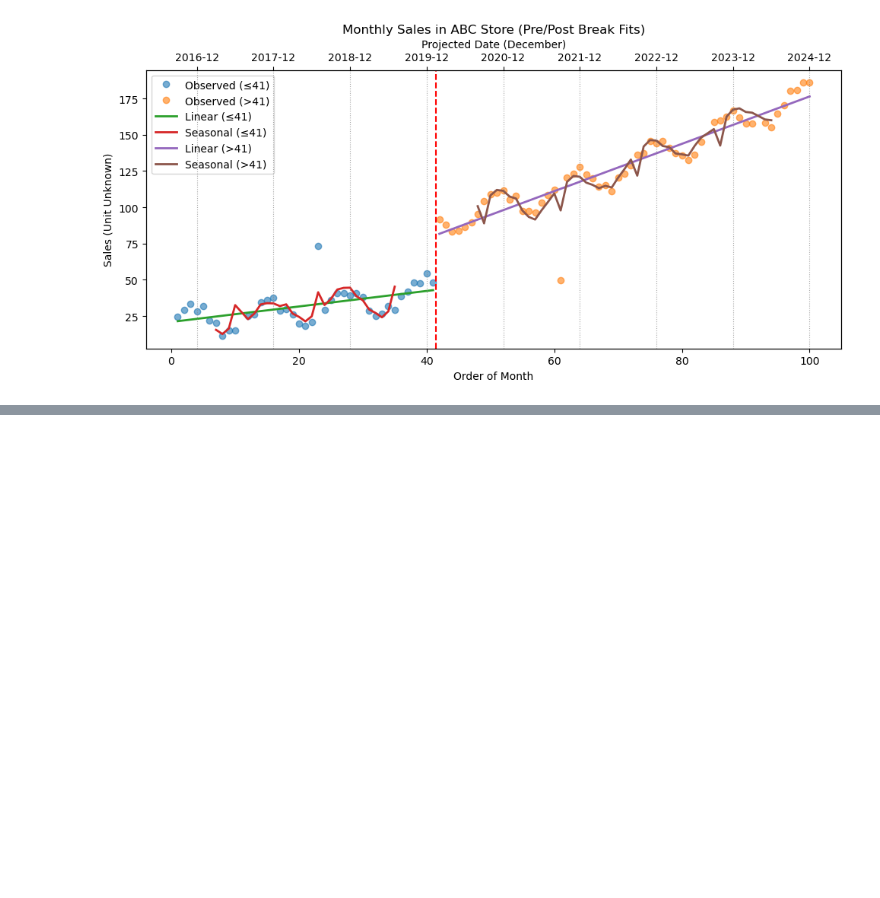
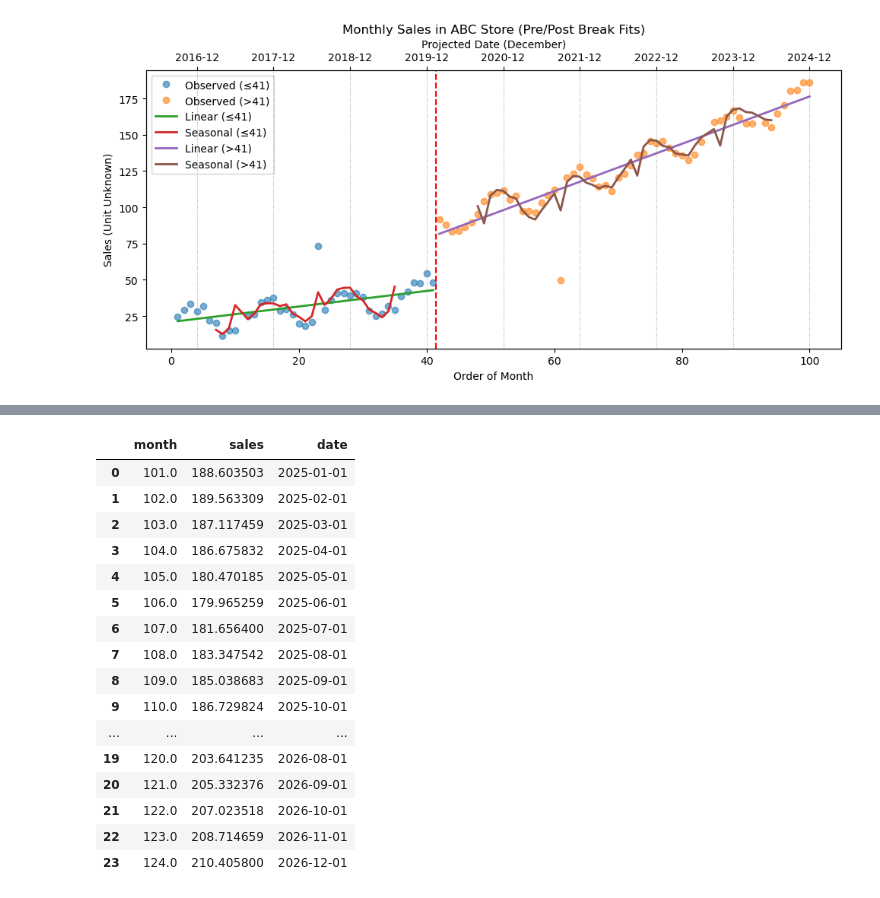
Before and after one commit to kevin-chao-com/retail-sales-forecasting-demo, a Jupyter notebook: sales_forecast_demo.ipynb, the cells around one changed output, grey strips where cells are left out. Cells and saved outputs as stored; diff of their text form; code cells hidden in the pictures; blank space fills up the shorter version.

```diff
--- a/sales_forecast_demo.ipynb
+++ b/sales_forecast_demo.ipynb
@@ -284,0 +433,20 @@ plt.show()
+# %%
+future_df_seasonal
+# %% [output]
+|  | month | sales | date |
+| 0 | 101.0 | 188.603503 | 2025-01-01 |
+| 1 | 102.0 | 189.563309 | 2025-02-01 |
+| 2 | 103.0 | 187.117459 | 2025-03-01 |
+| 3 | 104.0 | 186.675832 | 2025-04-01 |
+| 4 | 105.0 | 180.470185 | 2025-05-01 |
+| 5 | 106.0 | 179.965259 | 2025-06-01 |
+| 6 | 107.0 | 181.656400 | 2025-07-01 |
+| 7 | 108.0 | 183.347542 | 2025-08-01 |
+| 8 | 109.0 | 185.038683 | 2025-09-01 |
+| 9 | 110.0 | 186.729824 | 2025-10-01 |
+| ... | ... | ... | ... |
+| 19 | 120.0 | 203.641235 | 2026-08-01 |
+| 20 | 121.0 | 205.332376 | 2026-09-01 |
+| 21 | 122.0 | 207.023518 | 2026-10-01 |
+| 22 | 123.0 | 208.714659 | 2026-11-01 |
+| 23 | 124.0 | 210.405800 | 2026-12-01 |
```
Also changed, not shown: parts of 3 cells of this notebook.
